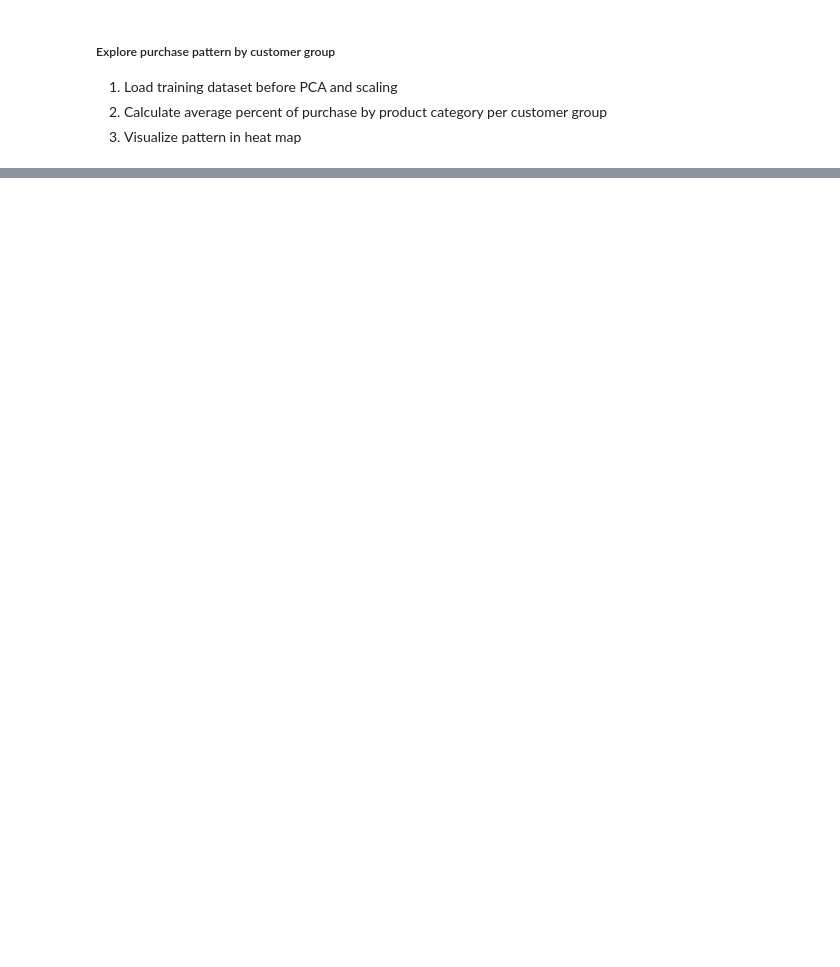
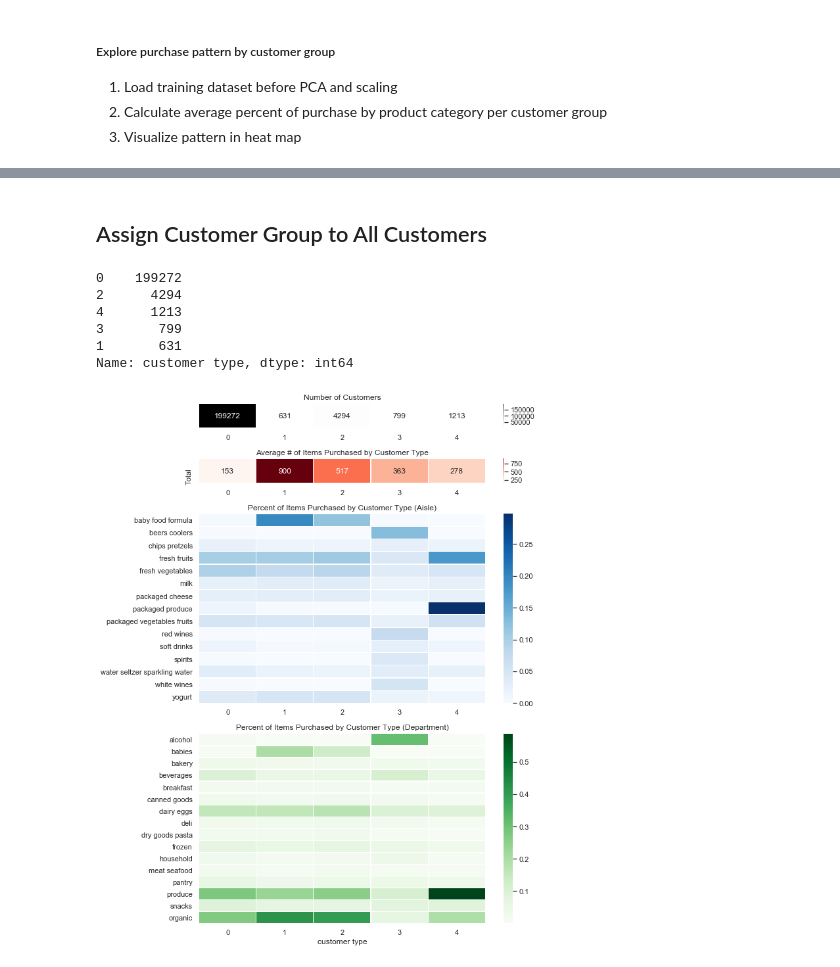
Before and after one commit to arthurcw/NWDS_Instacart, a Jupyter notebook: CustomerSegmentation/2_kmeans.ipynb, the cells around one changed output, grey strips where cells are left out. Saved outputs shown, nothing was run; the diff lists cells and outputs as text; code cells hidden in the pictures; blank space fills up the shorter version.

```diff
--- a/CustomerSegmentation/2_kmeans.ipynb
+++ b/CustomerSegmentation/2_kmeans.ipynb
@@ -252,0 +252,22 @@ dtype: int64
+# %% [markdown]
+## Assign Customer Group to All Customers
+# %%
+# load the entire dataset
+cust_reduced = pd.read_csv('../Outputs/customer_order_reduced.csv', index_col='user_id')
+cust_order = pd.read_csv('../Outputs/customer_order_history.csv', index_col='user_id')
+# %%
+# predict customer group for each customer
+customer_cluster = kmeans_build(cust_train_reduced, 5, cust_reduced)
+cust_order['customer type'] = customer_cluster
+cust_order['customer type'].value_counts()
+# %% [output]
+0    199272
+2      4294
+4      1213
+3       799
+1       631
+Name: customer type, dtype: int64
+# %%
+customer_group_heatmap(cust_order.copy(), 0.02)
+# %% [output]
+[figure, added]
```
Also changed, not shown: parts of 18 cells of this notebook, 20 other files.
